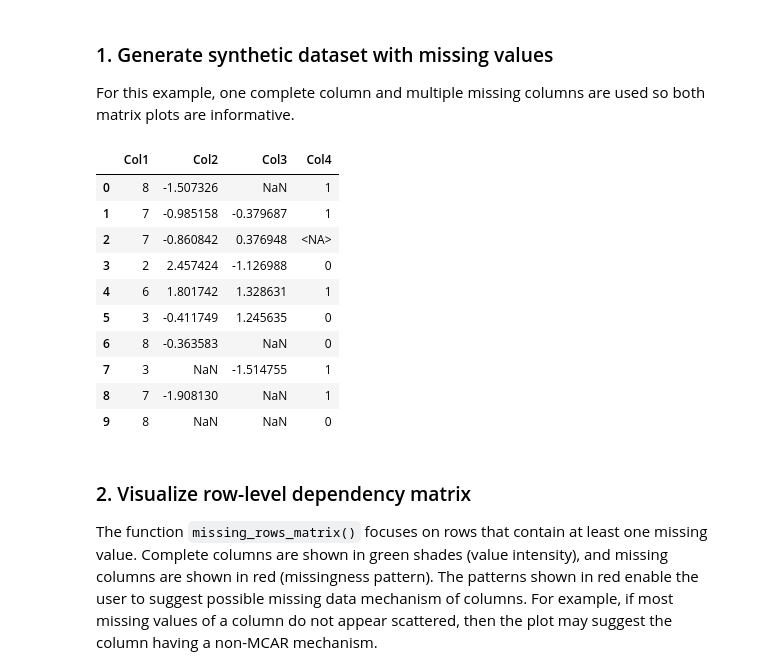
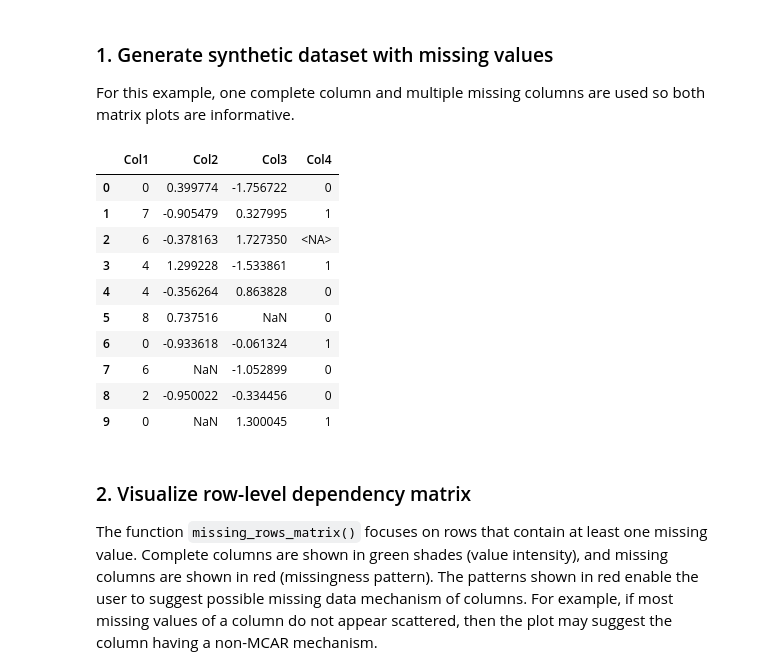
Before and after one commit to Ti-n-a/mechanism_viewer, a Jupyter notebook: examples/use_viewer_matrix.ipynb, the cells around one changed output. Cells and saved outputs as stored; diff of their text form; code cells hidden in the pictures.

```diff
--- a/examples/use_viewer_matrix.ipynb
+++ b/examples/use_viewer_matrix.ipynb
@@ -13,23 +13,23 @@ For this example, one complete column and multiple missing columns are used so b
 # %%
 from mechanism_viewer import generate_dataset_with_missingness, ColType
 
-data = generate_dataset_with_missingness(200, [ColType.DISCRETE, ColType.CONTINUOUS, ColType.CONTINUOUS,
+data = generate_dataset_with_missingness(200, [ColType.DISC_CATEGORICAL, ColType.CONTINUOUS, ColType.CONTINUOUS,
                                                 ColType.BINARY], 1, ["MCAR", "MAR", "MCAR"], [0.4, 0.2, 0.4])
 
 
 display(data.head(10))
 # %% [output]
 |  | Col1 | Col2 | Col3 | Col4 |
-| 0 | 8 | -1.507326 | NaN | 1 |
-| 1 | 7 | -0.985158 | -0.379687 | 1 |
-| 2 | 7 | -0.860842 | 0.376948 | <NA> |
-| 3 | 2 | 2.457424 | -1.126988 | 0 |
-| 4 | 6 | 1.801742 | 1.328631 | 1 |
-| 5 | 3 | -0.411749 | 1.245635 | 0 |
-| 6 | 8 | -0.363583 | NaN | 0 |
-| 7 | 3 | NaN | -1.514755 | 1 |
-| 8 | 7 | -1.908130 | NaN | 1 |
-| 9 | 8 | NaN | NaN | 0 |
+| 0 | 0 | 0.399774 | -1.756722 | 0 |
+| 1 | 7 | -0.905479 | 0.327995 | 1 |
+| 2 | 6 | -0.378163 | 1.727350 | <NA> |
+| 3 | 4 | 1.299228 | -1.533861 | 1 |
+| 4 | 4 | -0.356264 | 0.863828 | 0 |
+| 5 | 8 | 0.737516 | NaN | 0 |
+| 6 | 0 | -0.933618 | -0.061324 | 1 |
+| 7 | 6 | NaN | -1.052899 | 0 |
+| 8 | 2 | -0.950022 | -0.334456 | 0 |
+| 9 | 0 | NaN | 1.300045 | 1 |
 # %% [markdown]
 ### 2. Visualize row-level dependency matrix
 
```
Also changed, not shown: parts of 3 cells of this notebook, 8 other files.
